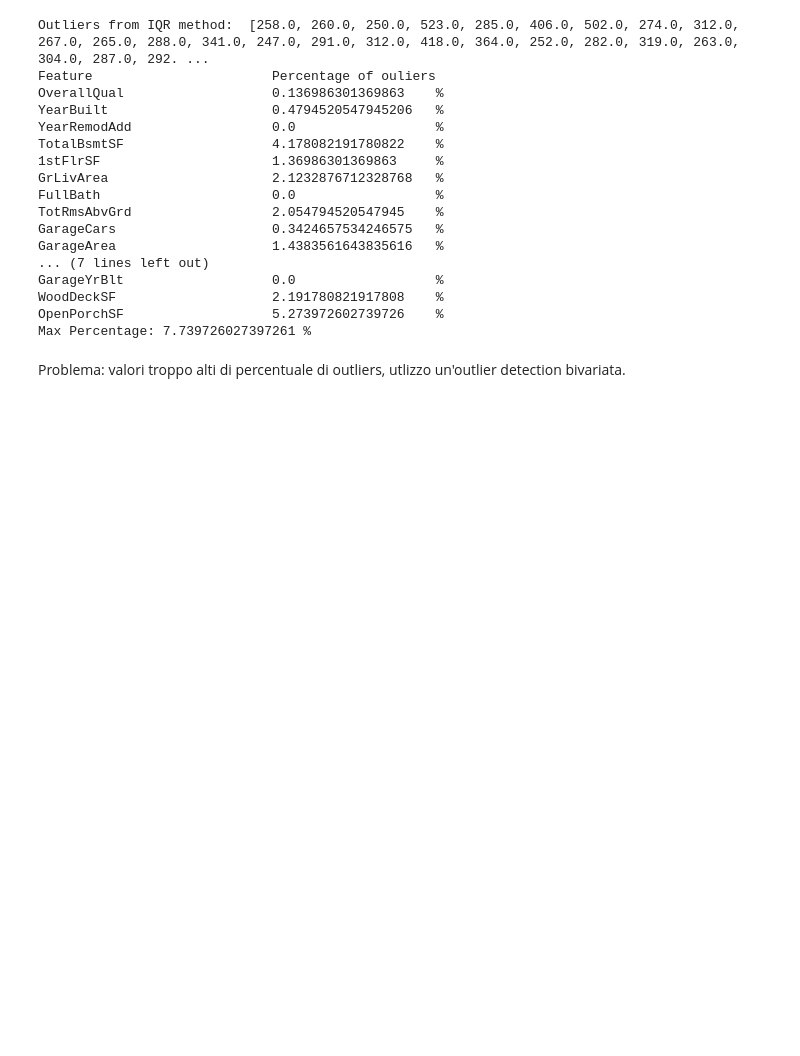
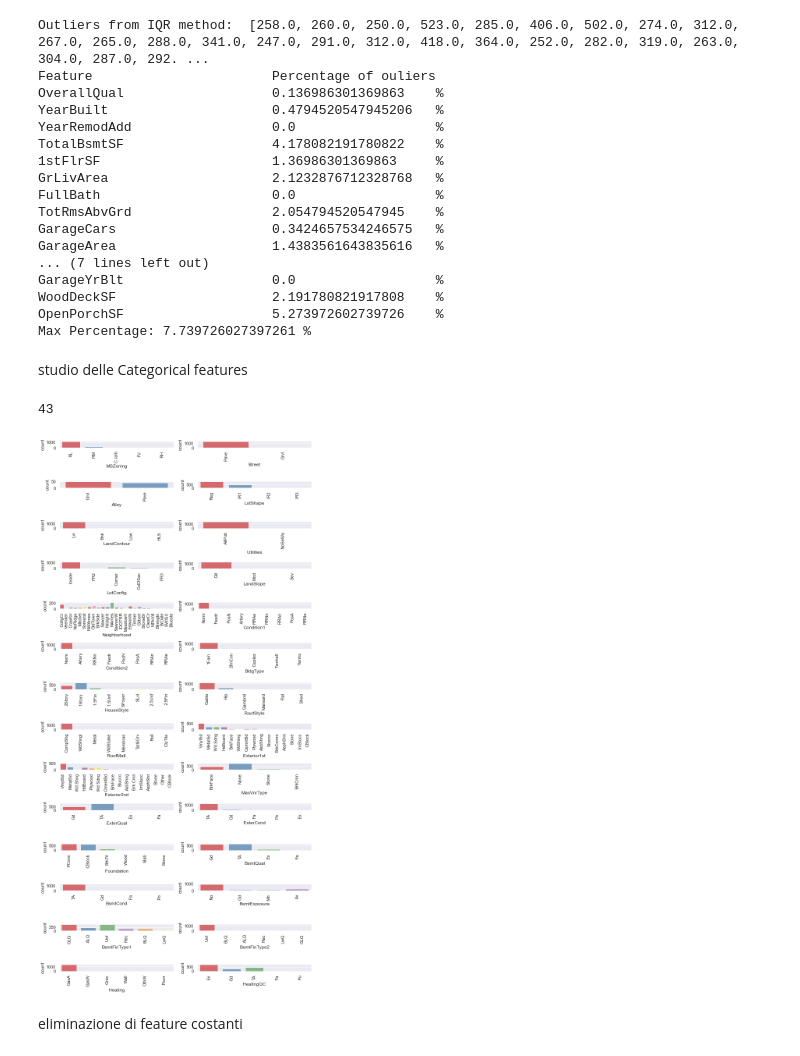
Before and after one commit to chiacchius/ML_House_prices, a Jupyter notebook: MLnotebook.ipynb, the cells around one changed output. Cells and saved outputs as stored; diff of their text form; code cells hidden in the pictures; blank space fills up the shorter version.

```diff
--- a/MLnotebook.ipynb
+++ b/MLnotebook.ipynb
@@ -504,5 +437,23 @@ GarageYrBlt                   0.0                  %
 WoodDeckSF                    2.191780821917808    %
 OpenPorchSF                   5.273972602739726    %
 Max Percentage: 7.739726027397261 %
-# %% [markdown]
-Problema: valori troppo alti di percentuale di outliers, utlizzo un'outlier detection bivariata.
+# %% [markdown]
+studio delle Categorical features
+# %%
+#check di ogni colonna, elimino le colonne che hanno tutti i valori uguali
+print(len(trainset_cat.columns))
+fig, axes = plt.subplots(round(len(trainset_cat.columns)/3 ), 2, figsize=(10, 20))
+
+
+for i, axis in enumerate(fig.axes):
+        if i < len(trainset_cat.columns)-1:
+
+            axis.set_xticklabels(axis.xaxis.get_majorticklabels(), rotation=90)
+            sns.countplot(x=trainset_cat.columns[i], alpha=0.7, data=trainset_cat, ax=axis, palette="Set1")
+
+fig.tight_layout()
+# %% [output]
+43
+[figure, added]
+# %% [markdown]
+eliminazione di feature costanti
```
Also changed, not shown: parts of 20 cells of this notebook.
